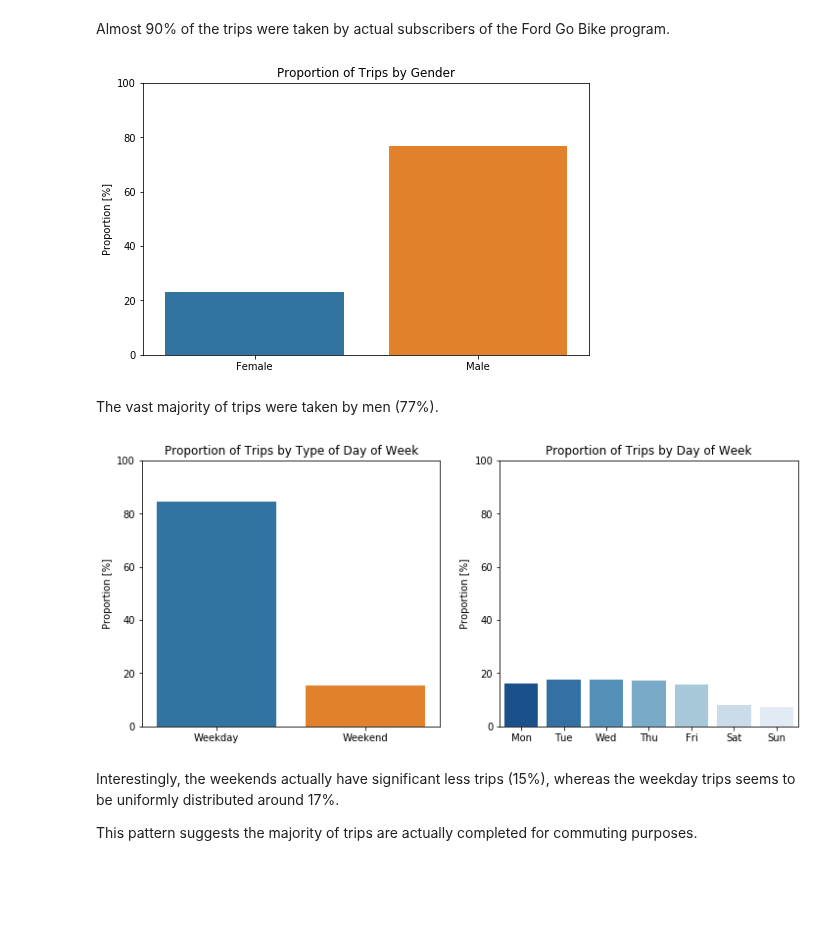
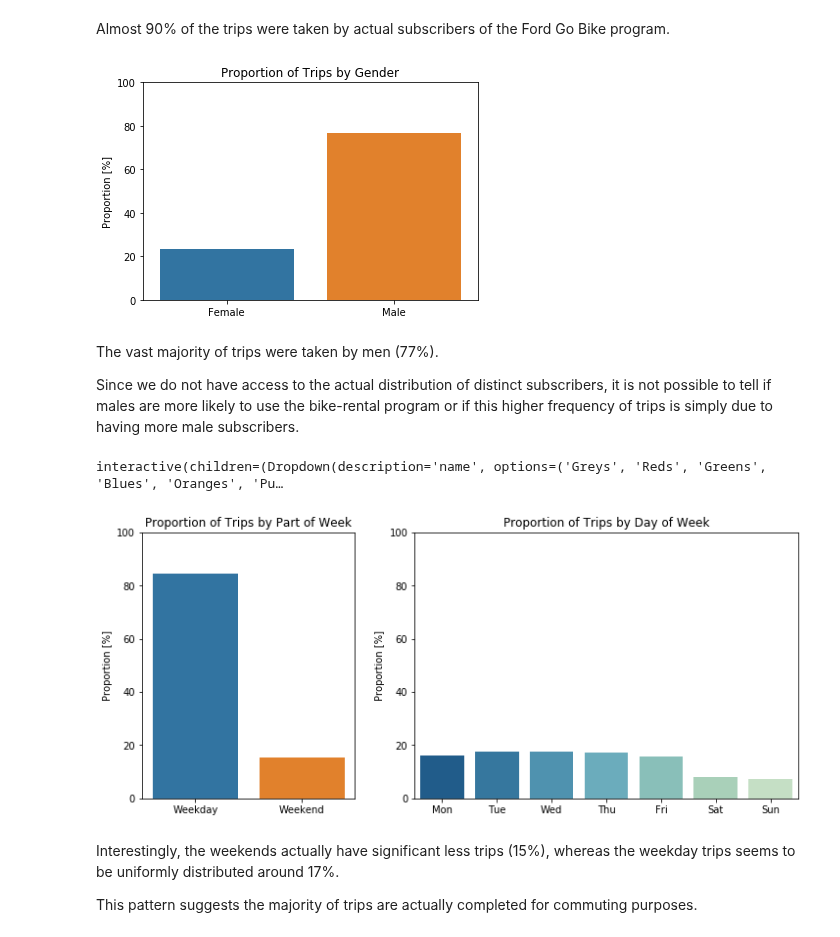
Before and after one commit to marcellovictorino/DAND_5_DataViz, a Jupyter notebook: 2_Project_ FordGoBike/2_Presentation.ipynb, the cells around one changed output. Cells and saved outputs as stored; diff of their text form; code cells hidden in the pictures; blank space fills up the shorter version.

```diff
--- a/2_Project_ FordGoBike/2_Presentation.ipynb
+++ b/2_Project_ FordGoBike/2_Presentation.ipynb
@@ -55,37 +54,41 @@ plt.ylabel('Proportion [%]');
 # %% [markdown]
 Almost 90% of the trips were taken by actual subscribers of the Ford Go Bike program.
 # %%
-plt.figure(figsize=(8,5))
 g = df.gender.value_counts(normalize=True)
 sns.barplot(x=g.keys(), y=g.values*100)
 plt.ylim(0,100)
 plt.title(f'Proportion of Trips by Gender')
 plt.xticks([0,1], ['Female', 'Male'])
 plt.ylabel('Proportion [%]');
 # %% [output]
-[figure, old version]
+[figure, new version]
-# %% [markdown]
-The vast majority of trips were taken by men (77%).
+# %% [markdown]
+The vast majority of trips were taken by men (77%).
+
+Since we do not have access to the actual distribution of distinct subscribers, it is not possible to tell if males are more likely to use the bike-rental program or if this higher frequency of trips is simply due to having more male subscribers.
+# %%
+blue_scale = sns.choose_colorbrewer_palette('sequential')
+# %% [output]
+interactive(children=(Dropdown(description='name', options=('Greys', 'Reds', 'Greens', 'Blues', 'Oranges', 'Pu…
 # %%
-plt.figure(figsize=(12,5))
+fig, axes = plt.subplots(1,2, gridspec_kw={'width_ratios': [1, 1.8]}, figsize=(12,5))
 
-plt.subplot(121)
 g = df.weekend.value_counts(normalize=True)
-sns.barplot(x=g.keys(), y=g.values*100)
-plt.ylim(0,100)
-plt.title(f'Proportion of Trips by Type of Day of Week')
-plt.xticks([0,1], ['Weekday', 'Weekend'])
-plt.ylabel('Proportion [%]');
+sns.barplot(x=g.keys(), y=g.values*100, ax=axes[0])
+axes[0].set_ylim(0,100)
 
-plt.subplot(122)
+axes[0].set_title(f'Proportion of Trips by Part of Week')
+axes[0].set_xticklabels(['Weekday', 'Weekend'])
+axes[0].set_ylabel('Proportion [%]');
+
 g = df.weekday.value_counts(normalize=True)
-sns.barplot(x=g.keys(), y=g.values*100, palette='Blues_r')
+sns.barplot(x=g.keys(), y=g.values*100, palette=blue_scale, ax=axes[1])
 plt.ylim(0,100)
 plt.title(f'Proportion of Trips by Day of Week')
 plt.xticks(range(7), ['Mon','Tue','Wed','Thu','Fri','Sat','Sun']);
 plt.ylabel('Proportion [%]');
 # %% [output]
-[figure, old version]
+[figure, new version]
 # %% [markdown]
 Interestingly, the weekends actually have significant less trips (15%), whereas the weekday trips seems to be uniformly distributed around 17%.
 
```
Also changed, not shown: parts of 6 cells of this notebook.
